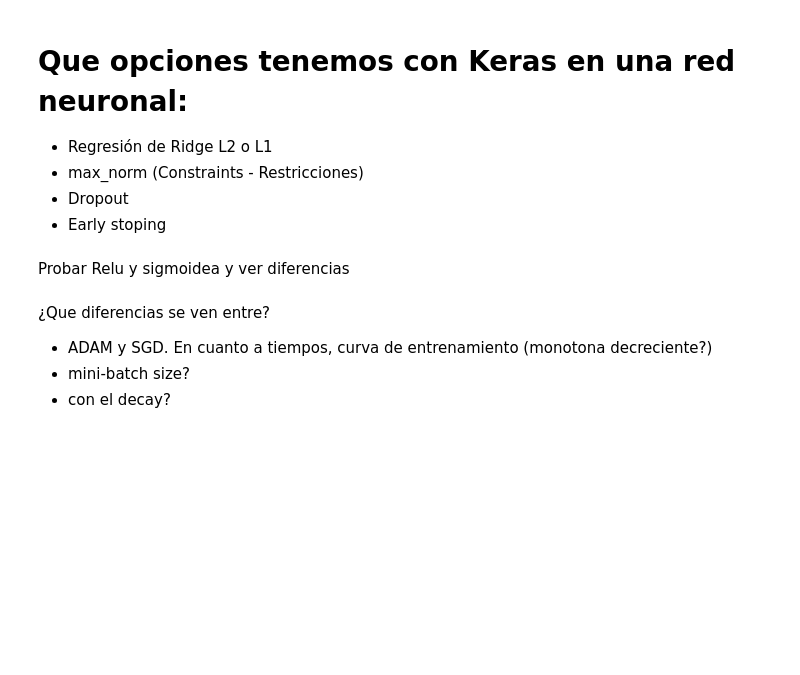
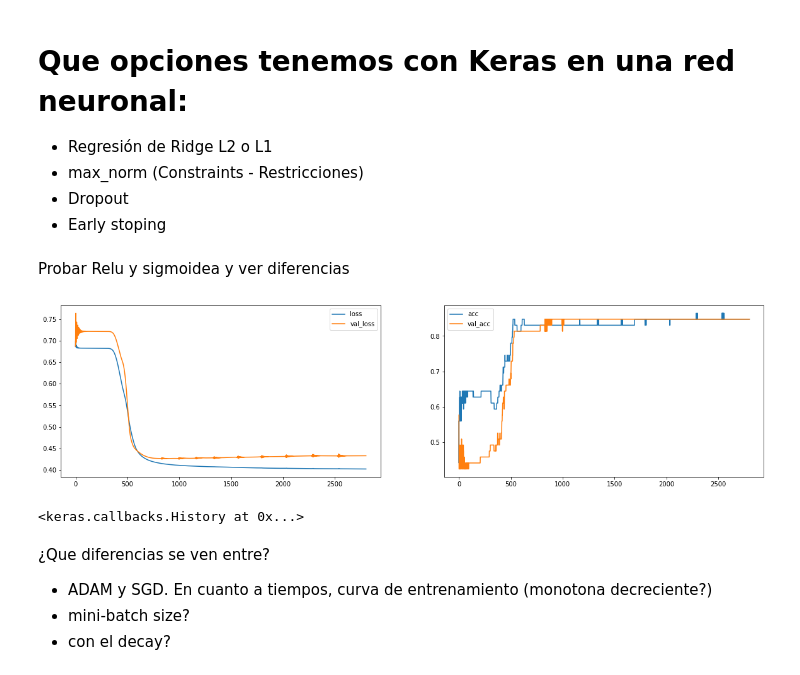
Before and after one commit to edugarg/Regularizacion, a Jupyter notebook: 3-Neural Network.ipynb, the cells around one changed output. Cells and saved outputs as stored; diff of their text form; code cells hidden in the pictures; blank space fills up the shorter version.

```diff
--- a/3-Neural Network.ipynb
+++ b/3-Neural Network.ipynb
@@ -96,36 +148,39 @@ Probar Relu y sigmoidea y ver diferencias
 # %%
 from fnn_helper import PlotLosses
 from keras import optimizers
-epochs = 2000 #adam 3000, sgd 30000
-lr = 0.1
+epochs = 3000 #adam 3000, sgd 30000
+lr = 0.01
 decay=0
 hidden_units = 100
 optim = optimizers.Adam(lr=lr) # cambiar a momentum 0.9 y lr a 5
 batch_size = 59 # 10 y 59
-activation='relu'
-l2_lambda = 1e-4
+activation='sigmoid'
+l2_lambda = 0.0001
 dropout = None # 0.5
 max_norm_value = None # 5 # None
 
 plot_losses = PlotLosses(plot_interval=200, evaluate_interval=None, x_val=X_test, y_val_categorical=y_test)
 two_layer_model = RHelper.get_two_layer_model_L2(input_shape,
                                                  output_size,
                                                  hidden_units=hidden_units,
                                                  # lr=lr,
                                                  l2_lambda=l2_lambda,
                                                  dropout=dropout,
                                                  decay=decay,
                                                  optim = optim,
                                                  activation=activation,
                                                  max_norm_value=max_norm_value
                                                 )
 two_layer_model.fit(X_train,
           y_train, batch_size = batch_size,
           epochs=epochs,
           verbose=0,
           validation_data=(X_test, y_test),
           callbacks=[plot_losses],
          )
+# %% [output]
+[figure, added]
+<keras.callbacks.History at 0x...>
 # %% [markdown]
 ¿Que diferencias se ven entre?
 - ADAM y SGD. En cuanto a tiempos, curva de entrenamiento (monotona decreciente?)
```
Also changed, not shown: parts of 9 cells of this notebook.
